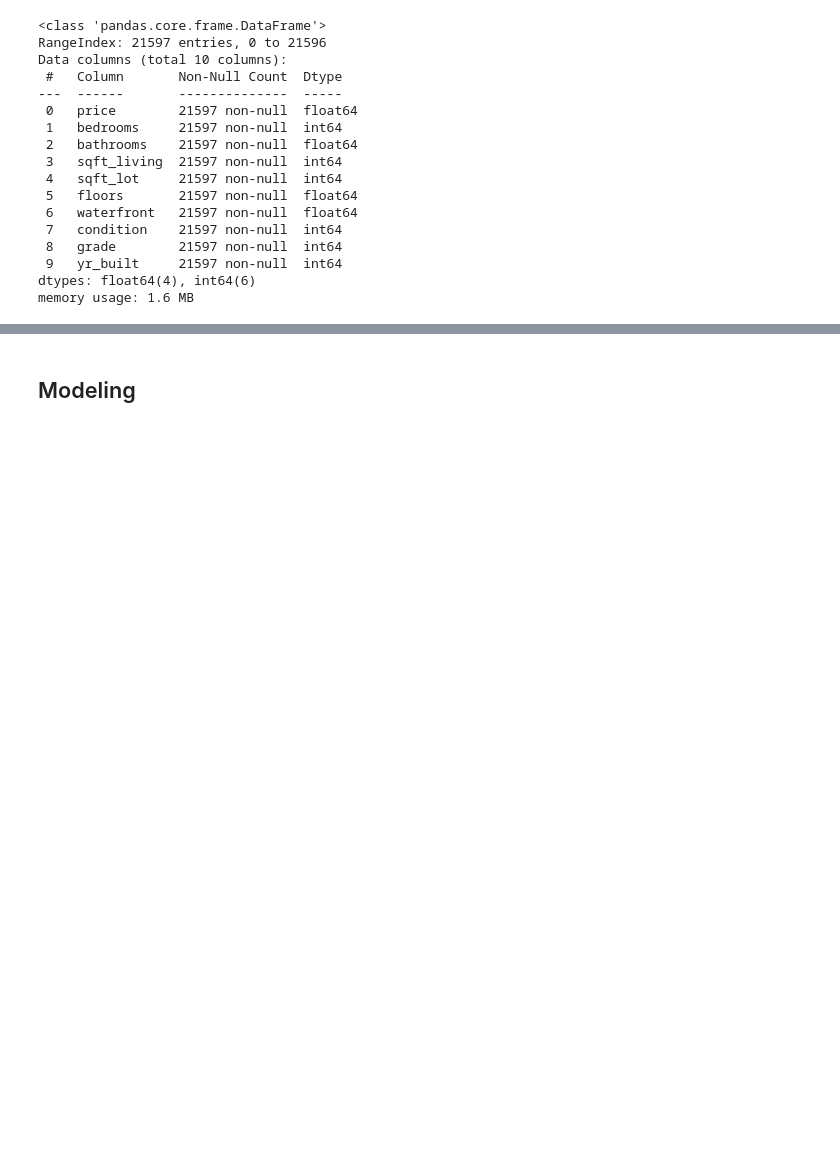
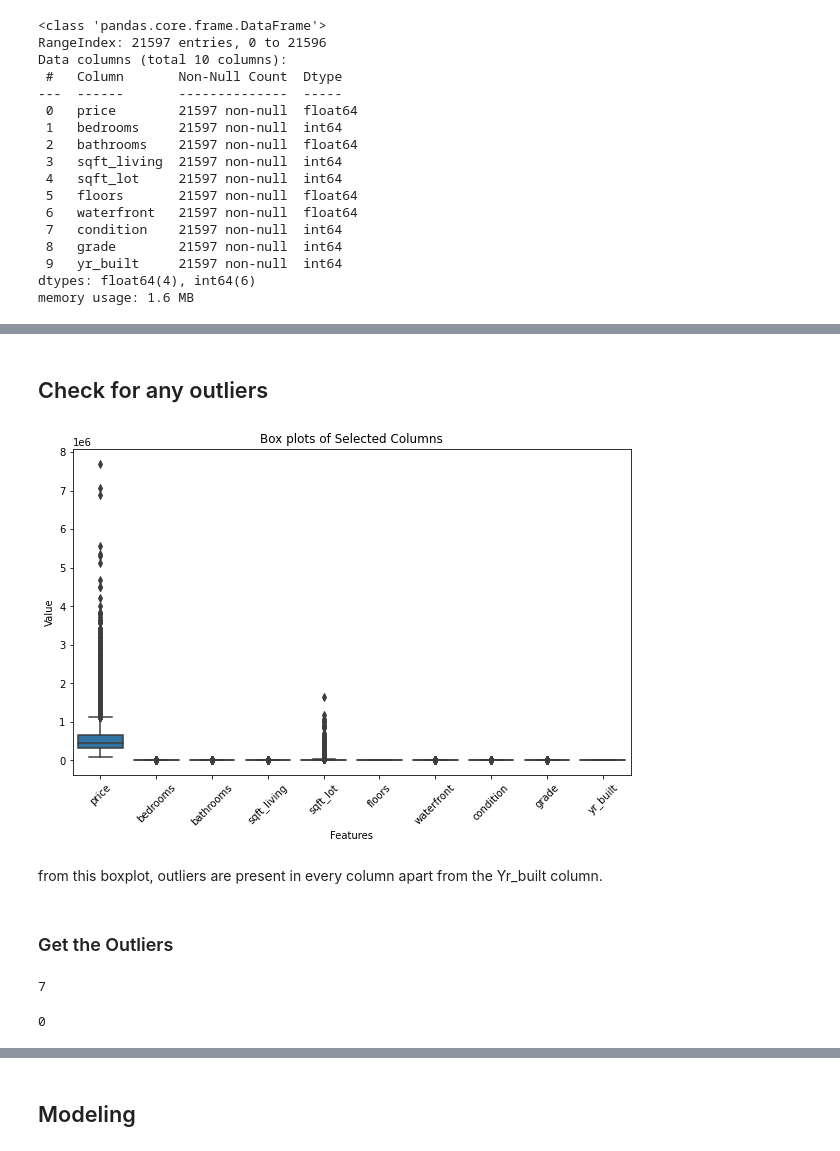
Before and after one commit to Leila-Nyambura/king-county-house-price-prediction-LRM, a Jupyter notebook: Edwin.ipynb, the cells around one changed output, grey strips where cells are left out. Cells and saved outputs as stored; diff of their text form; code cells hidden in the pictures; blank space fills up the shorter version.

```diff
--- a/Edwin.ipynb
+++ b/Edwin.ipynb
@@ -144,6 +194,3 @@ Data columns (total 10 columns):
  9   yr_built     21597 non-null  int64
 dtypes: float64(4), int64(6)
 memory usage: 1.6 MB
-# %%
-#Encode categorical variable waterfront
-df['waterfront'] = df['waterfront'].apply(lambda x: 1 if x == 1 else 0)
@@ -152,4 +196,0 @@ from sklearn.preprocessing import StandardScaler
-# %%
-scaler = StandardScaler()
-numerical_cols = df.select_dtypes(include=['float64', 'int64']).columns
-df[numerical_cols] = scaler.fit_transform(df[numerical_cols])
@@ -178,0 +226,16 @@ sns.pairplot(df)
+# %% [markdown]
+## Check for any outliers
+# %%
+plt.figure(figsize=(10, 6))
+sns.boxplot(data=df)
+plt.title('Box plots of Selected Columns')
+plt.xlabel('Features')
+plt.ylabel('Value')
+plt.xticks(rotation=45)
+plt.show()
+# %% [output]
+[figure, added]
+# %% [markdown]
+from this boxplot, outliers are present in every column apart from the Yr_built column.
+# %% [markdown]
+### Get the Outliers
@@ -178,0 +257,11 @@ sns.pairplot(df)
+# %%
+# droping all columns with outliers
+df = df.drop(outlier_indices)
+df.duplicated().sum()
+# %% [output]
+7
+# %%
+df = df.drop_duplicates()
+df.duplicated().sum()
+# %% [output]
+0
```
Also changed, not shown: parts of 43 cells of this notebook.
